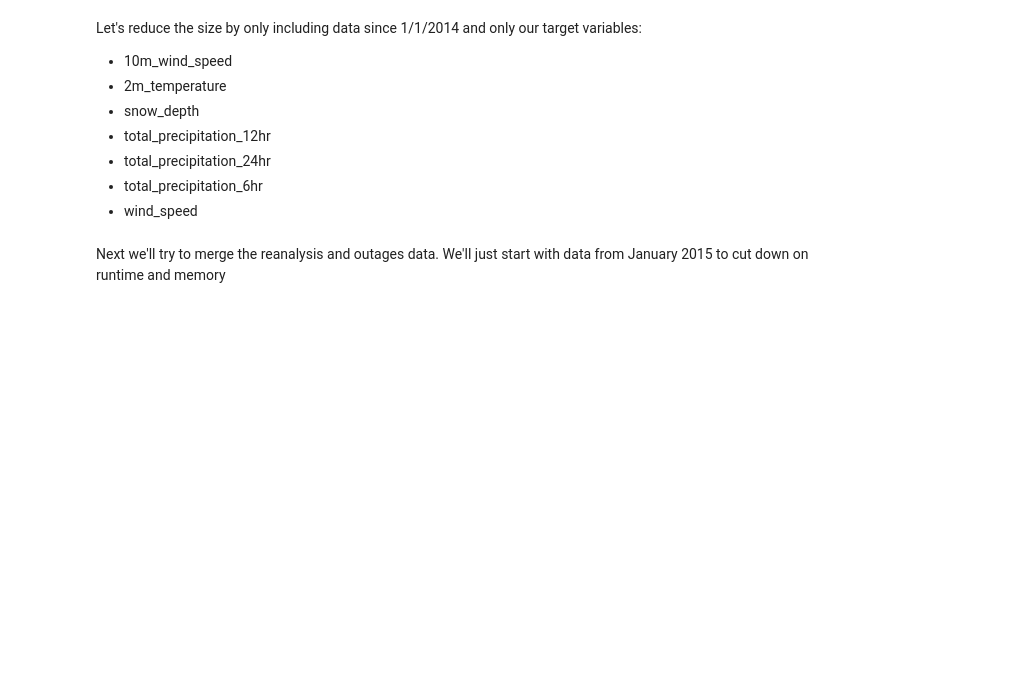
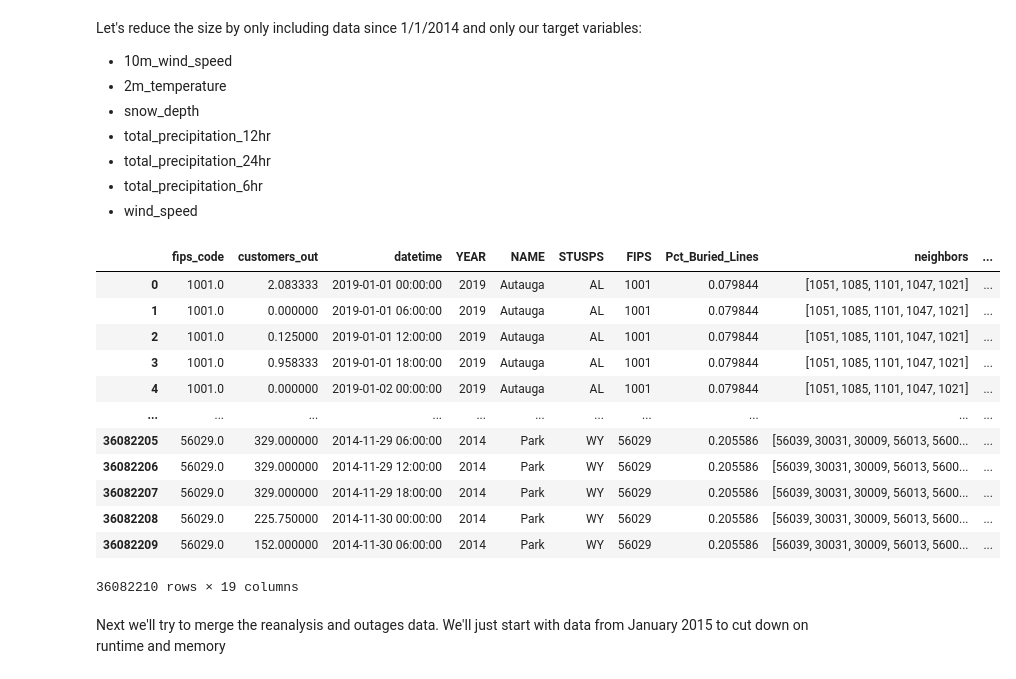
Before and after one commit to aarondweinberg/predictingpoweroutages, a Jupyter notebook: Aaron/resample_eaglei_to_6h_cadence_and_merge_with_county_and_ERA5_data.ipynb, the cells around one changed output. Saved outputs shown, nothing was run; the diff lists cells and outputs as text; code cells hidden in the pictures; blank space fills up the shorter version.

```diff
--- a/Aaron/resample_eaglei_to_6h_cadence_and_merge_with_county_and_ERA5_data.ipynb
+++ b/Aaron/resample_eaglei_to_6h_cadence_and_merge_with_county_and_ERA5_data.ipynb
@@ -88,4 +88,4 @@ outages_merged.to_parquet('../Data/eaglei_data/eaglei_outages_with_county_info.p
 # %%
 #Or, if the parquet file has already been saved, load the parquet
-outages_merged = pd.read_parquet('../Data/eaglei_data/eaglei_outages_with_county_info.parquet')
+outages_merged = pd.read_parquet('../Data/Merged_Data/eaglei_outages_with_county_info.parquet')
 # %% [markdown]
@@ -153,6 +155,22 @@ reanalysis = reanalysis.sel(time=slice('2014', '2021'), latitude=slice(50, 24),
 # %%
 #ERA5 uses a [0, 360] domain for longitude rather than degrees Easty/West. So we'll add 360 to all values of centroid_longitude
 outages_merged['centroid_longitude'] = outages_merged['centroid_longitude'] + 360
+# %%
+outages_merged
+# %% [output]
+|  | fips_code | customers_out | datetime | YEAR | NAME | STUSPS | FIPS | Pct_Buried_Lines | neighbors | ... |
+| 0 | 1001.0 | 2.083333 | 2019-01-01 00:00:00 | 2019 | Autauga | AL | 1001 | 0.079844 | [1051, 1085, 1101, 1047, 1021] | ... |
+| 1 | 1001.0 | 0.000000 | 2019-01-01 06:00:00 | 2019 | Autauga | AL | 1001 | 0.079844 | [1051, 1085, 1101, 1047, 1021] | ... |
+| 2 | 1001.0 | 0.125000 | 2019-01-01 12:00:00 | 2019 | Autauga | AL | 1001 | 0.079844 | [1051, 1085, 1101, 1047, 1021] | ... |
+| 3 | 1001.0 | 0.958333 | 2019-01-01 18:00:00 | 2019 | Autauga | AL | 1001 | 0.079844 | [1051, 1085, 1101, 1047, 1021] | ... |
+| 4 | 1001.0 | 0.000000 | 2019-01-02 00:00:00 | 2019 | Autauga | AL | 1001 | 0.079844 | [1051, 1085, 1101, 1047, 1021] | ... |
+| ... | ... | ... | ... | ... | ... | ... | ... | ... | ... | ... |
+| 36082205 | 56029.0 | 329.000000 | 2014-11-29 06:00:00 | 2014 | Park | WY | 56029 | 0.205586 | [56039, 30031, 30009, 56013, 5600... | ... |
+| 36082206 | 56029.0 | 329.000000 | 2014-11-29 12:00:00 | 2014 | Park | WY | 56029 | 0.205586 | [56039, 30031, 30009, 56013, 5600... | ... |
+| 36082207 | 56029.0 | 329.000000 | 2014-11-29 18:00:00 | 2014 | Park | WY | 56029 | 0.205586 | [56039, 30031, 30009, 56013, 5600... | ... |
+| 36082208 | 56029.0 | 225.750000 | 2014-11-30 00:00:00 | 2014 | Park | WY | 56029 | 0.205586 | [56039, 30031, 30009, 56013, 5600... | ... |
+| 36082209 | 56029.0 | 152.000000 | 2014-11-30 06:00:00 | 2014 | Park | WY | 56029 | 0.205586 | [56039, 30031, 30009, 56013, 5600... | ... |
+36082210 rows × 19 columns
 # %% [markdown]
 Next we'll try to merge the reanalysis and outages data. We'll just start with data from January 2015 to cut down on runtime and memory
 # %%
```
Also changed, not shown: parts of 6 cells of this notebook, 3 other files.
